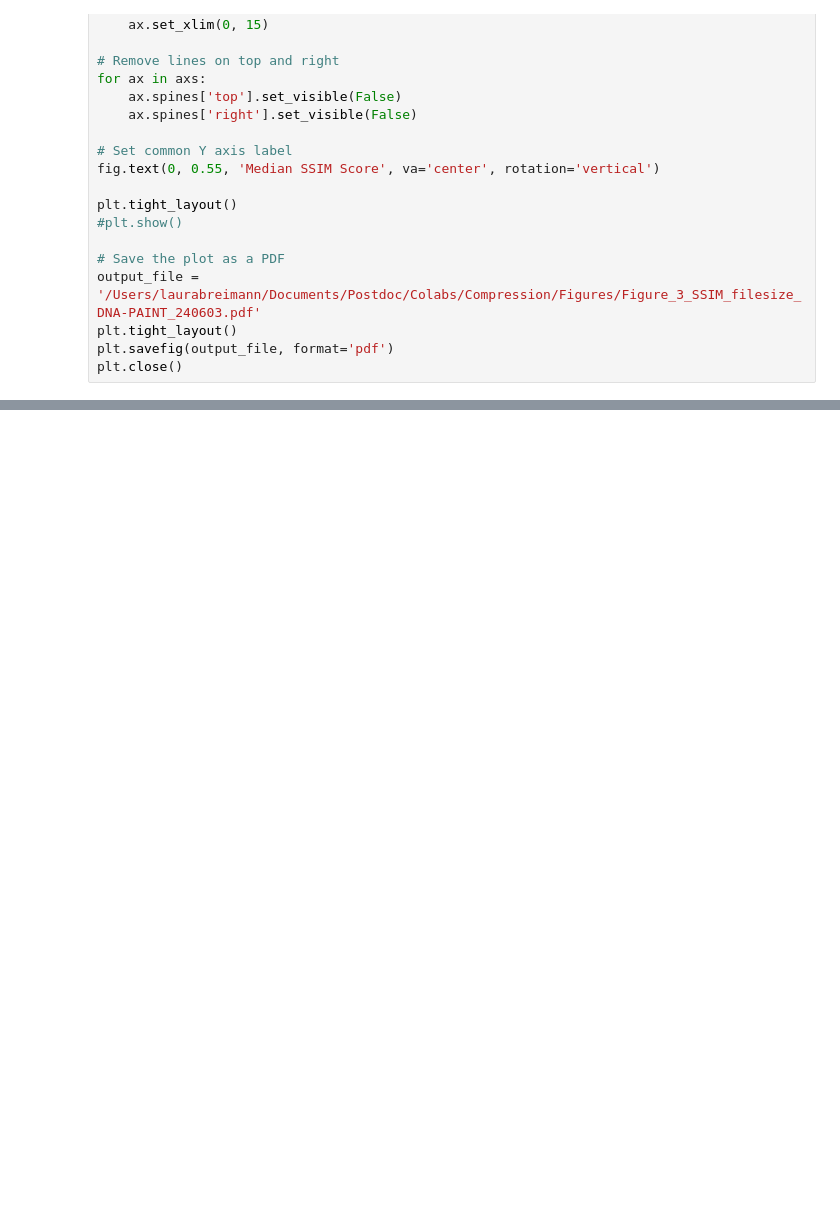
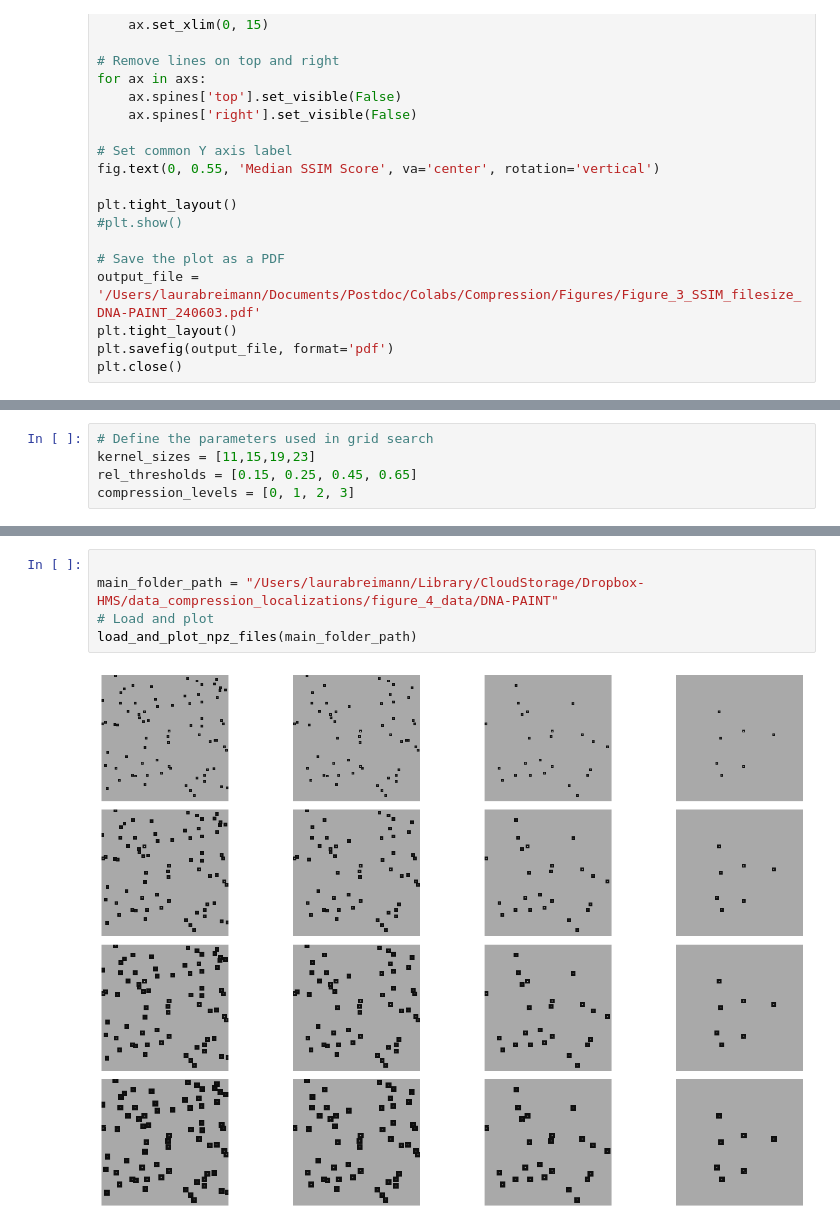
Before and after one commit to dgound/SPARZ, a Jupyter notebook: extra_code/plot_figure_4.ipynb, the cells around one changed output, grey strips where cells are left out. Saved outputs shown, nothing was run; the diff lists cells and outputs as text; blank space fills up the shorter version.

```diff
--- a/extra_code/plot_figure_4.ipynb
+++ b/extra_code/plot_figure_4.ipynb
@@ -320,0 +413,5 @@ plt.close()
+# %%
+# Define the parameters used in grid search
+kernel_sizes = [11,15,19,23]
+rel_thresholds = [0.15, 0.25, 0.45, 0.65]
+compression_levels = [0, 1, 2, 3]
@@ -320,0 +484,7 @@ plt.close()
+# %%
+
+main_folder_path = "/Users/laurabreimann/Library/CloudStorage/Dropbox-HMS/data_compression_localizations/figure_4_data/DNA-PAINT"
+# Load and plot
+load_and_plot_npz_files(main_folder_path)
+# %% [output]
+[figure, added]
```
Also changed, not shown: parts of 7 cells of this notebook.
